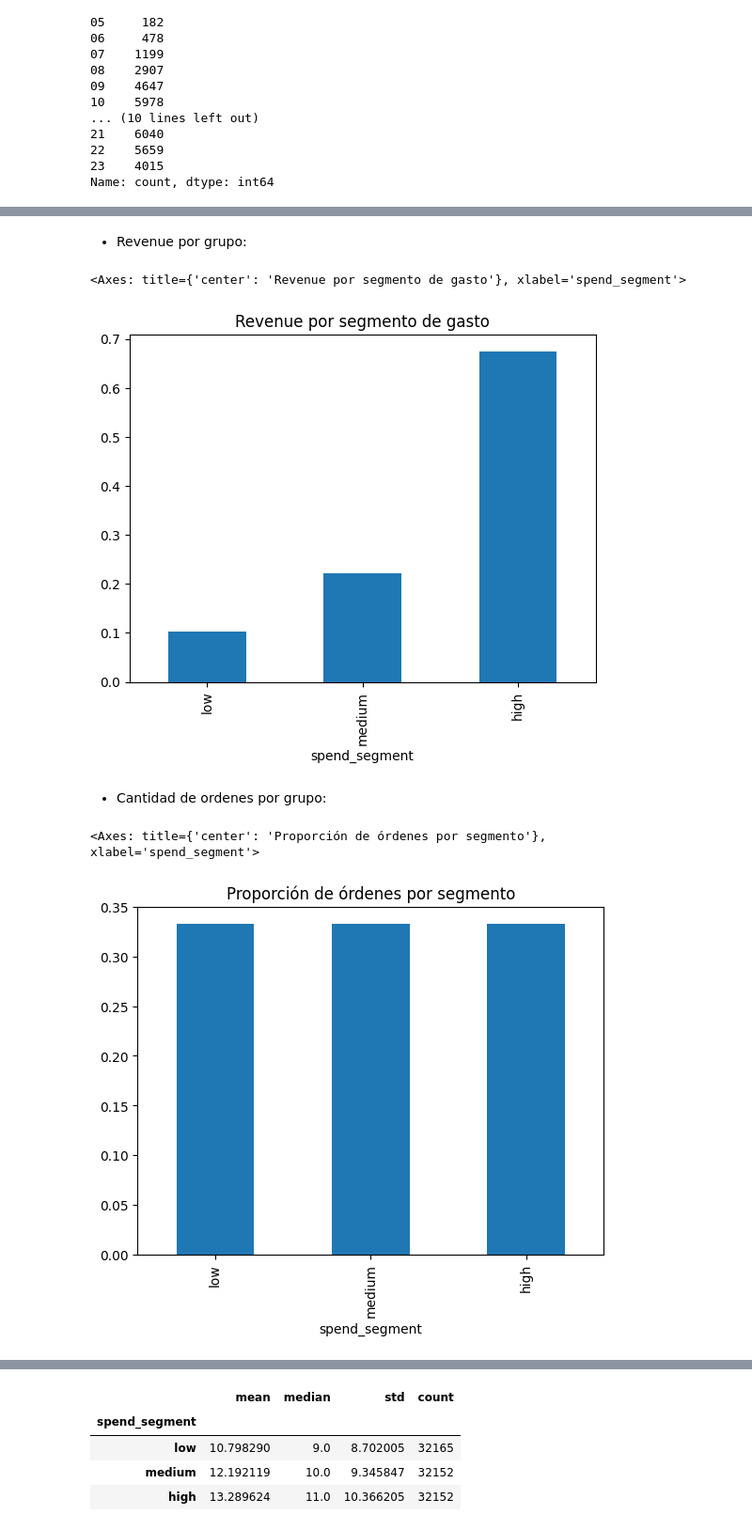
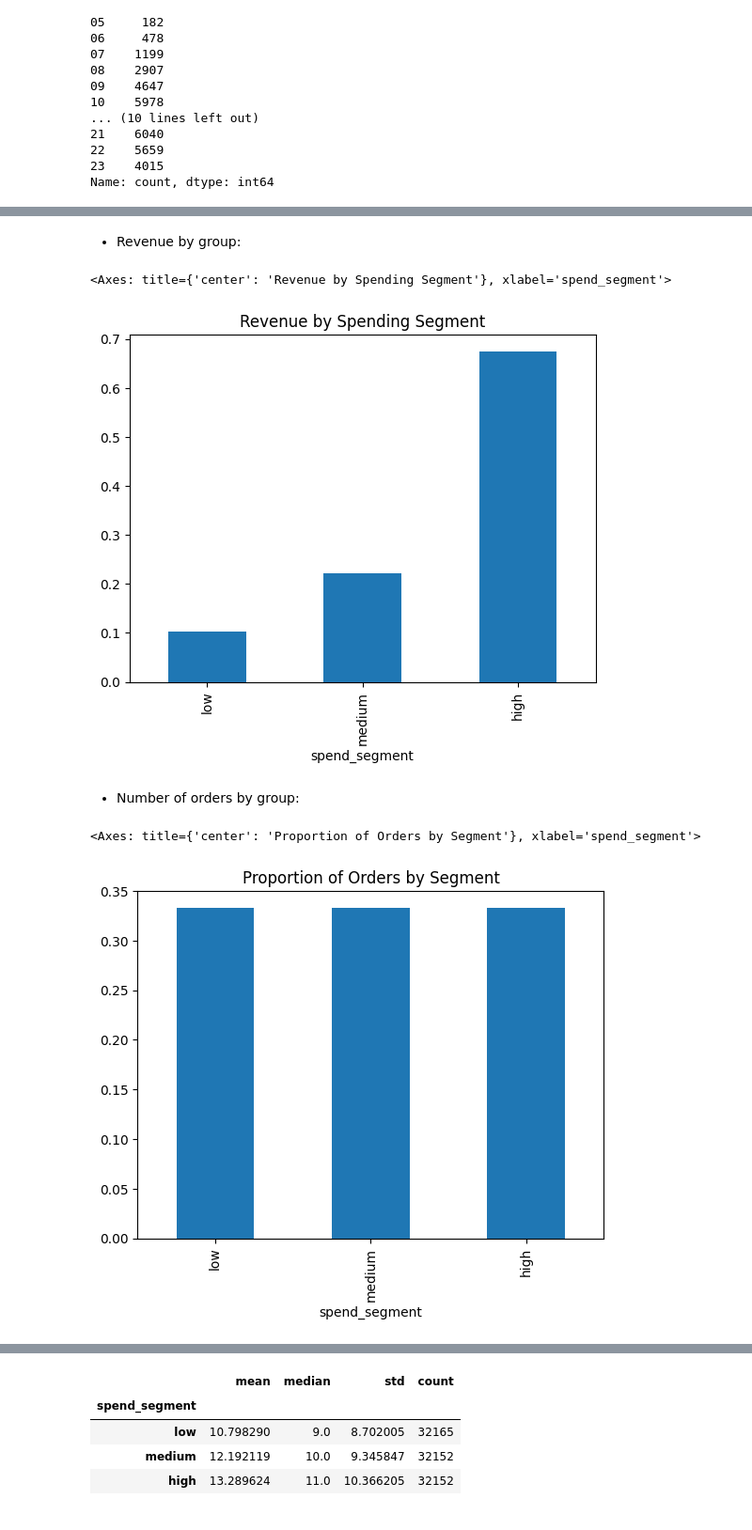
Before and after one commit to SoutoSebastian/ecommerce-analytics-sql-ml, a Jupyter notebook: notebooks/02_analytics.ipynb, the cells around one changed output, grey strips where cells are left out. Shown at 94% size. Cells and saved outputs as stored; diff of their text form; code cells hidden in the pictures.

```diff
--- a/notebooks/02_analytics.ipynb
+++ b/notebooks/02_analytics.ipynb
@@ -99,21 +108,21 @@ df["spend_segment"] = pd.qcut(
     labels=["low", "medium", "high"]
 )
 # %% [markdown]
-* Revenue por grupo:
+* Revenue by group:
 # %%
 seg = df.groupby("spend_segment")["total_paid"].sum() / df["total_paid"].sum()
 
-seg.plot(kind="bar", title="Revenue por segmento de gasto")
+seg.plot(kind="bar", title="Revenue by Spending Segment")
 # %% [output]
-<Axes: title={'center': 'Revenue por segmento de gasto'}, xlabel='spend_segment'>
+<Axes: title={'center': 'Revenue by Spending Segment'}, xlabel='spend_segment'>
-[figure, old version]
+[figure, new version]
 # %% [markdown]
-* Cantidad de ordenes por grupo:
+* Number of orders by group:
 # %%
 orders_pct = df["spend_segment"].value_counts(normalize=True).sort_index()
 
-orders_pct.plot(kind="bar", title="Proporción de órdenes por segmento")
+orders_pct.plot(kind="bar", title="Proportion of Orders by Segment")
 # %% [output]
-<Axes: title={'center': 'Proporción de órdenes por segmento'}, xlabel='spend_segment'>
+<Axes: title={'center': 'Proportion of Orders by Segment'}, xlabel='spend_segment'>
-[figure, old version]
+[figure, new version]
 # %% [markdown]
```
Also changed, not shown: parts of 35 cells of this notebook, 3 other files.
